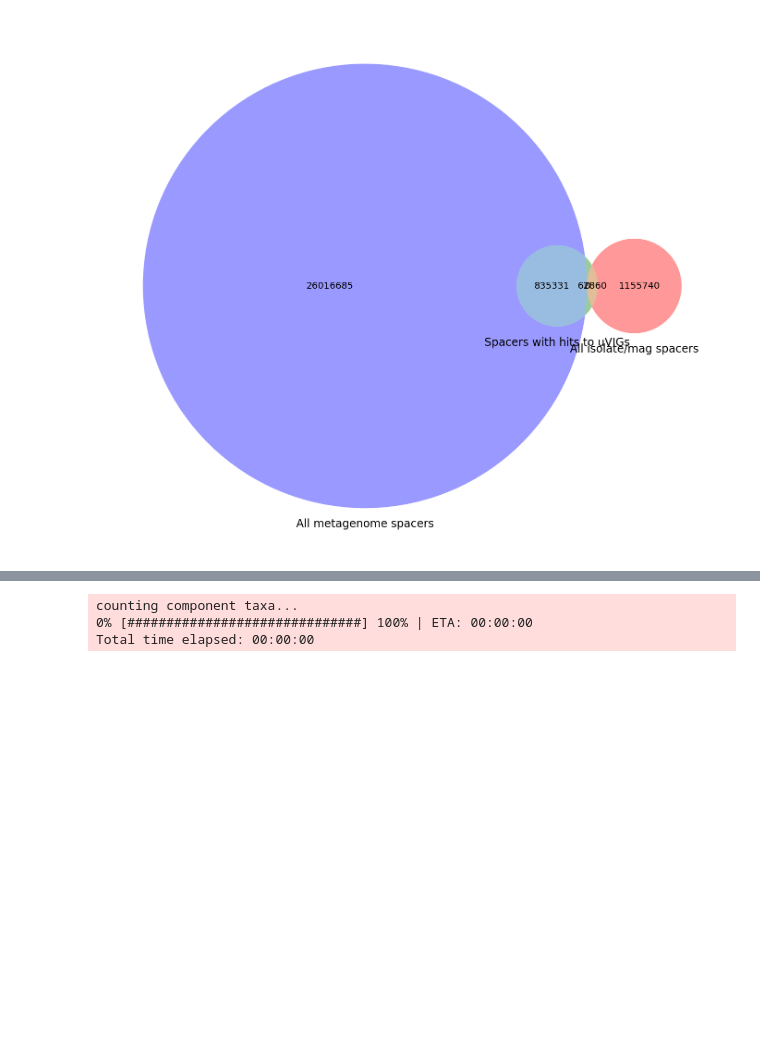
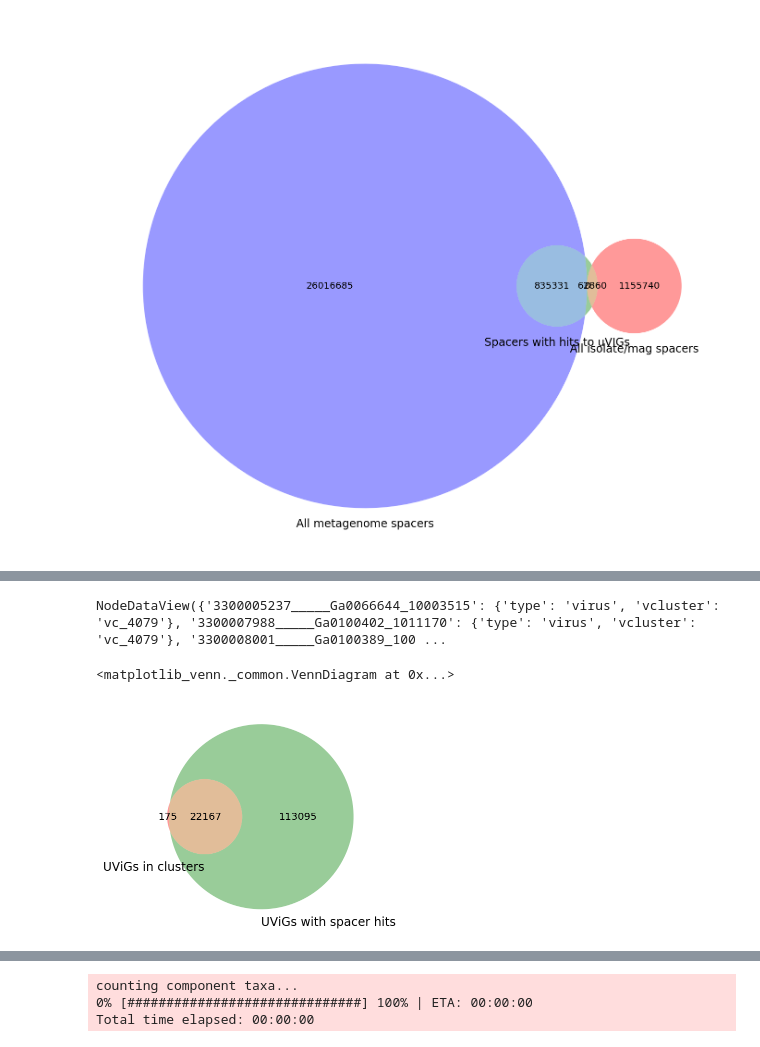
Before and after one commit to camillescott/viralnet, a Jupyter notebook: hypernet.ipynb, the cells around one changed output, grey strips where cells are left out. Saved outputs shown, nothing was run; the diff lists cells and outputs as text; code cells hidden in the pictures; blank space fills up the shorter version.

Commit message:
network export, collapse and summary functions

```diff
--- a/hypernet.ipynb
+++ b/hypernet.ipynb
@@ -128,0 +184,49 @@ components = sorted( networkx.connected_component_subgraphs(G), key=len, reverse
+# %%
+from itertools import combinations
+
+def collapse_to_viruses( g ) :
+    viral_edgelist = {}
+    viral_nodedata = {}
+    for node, node_attributes in g.nodes.data() :
+        if node_attributes['type'] == 'virus' :
+            viral_nodedata[ node ] = node_attributes
+        if node_attributes['type'] == 'spacer' :
+            viruses = list( g.neighbors(node) )
+            # spacers can only be connected to viruses, and spacers
+            # that hit only one virus don't add any infomrmation
+            if len(viruses) == 1 : continue
+            for a,b in combinations( viruses, 2 ) :
+                key = ':::'.join( sorted( [a,b] ) )
+                if not key in viral_edgelist :
+                    viral_edgelist[key] = 1
+                else :
+                    viral_edgelist[key] = viral_edgelist[key] + 1
+
+    g1 = networkx.Graph()
+    g1.add_weighted_edges_from( [ key.split(':::') + [value]
+                                  for key,value
+                                  in viral_edgelist.items() ] )
+
+    # there has got to be a better way to do this
+    for node, node_attributes in viral_nodedata.items() :
+        for key,value in node_attributes.items() :
+            g1.node[node][key] = value
+
+    return( g1 )
+
+g1 = collapse_to_viruses(components[10])
+g1.node.data()
+# %% [output]
+NodeDataView({'3300005237_____Ga0066644_10003515': {'type': 'virus', 'vcluster': 'vc_4079'}, '3300007988_____Ga0100402_1011170': {'type': 'virus', 'vcluster': 'vc_4079'}, '3300008001_____Ga0100389_100 ...
+# %%
+#g1.nodes.data()
+
+#allspacers[ allspacers.subject_id == '3300001340_____JGI20133J14441_1001514' ]
+
+venn2( ( set(v2h_taxonomy.UViG.drop_duplicates()),
+         set(allspacers.subject_id.drop_duplicates()) ),
+       set_labels=[ 'UViGs in clusters',
+                    'UViGs with spacer hits' ] )
+# %% [output]
+<matplotlib_venn._common.VennDiagram at 0x...>
+[figure, added]
```
Also changed, not shown: parts of 8 cells of this notebook.
